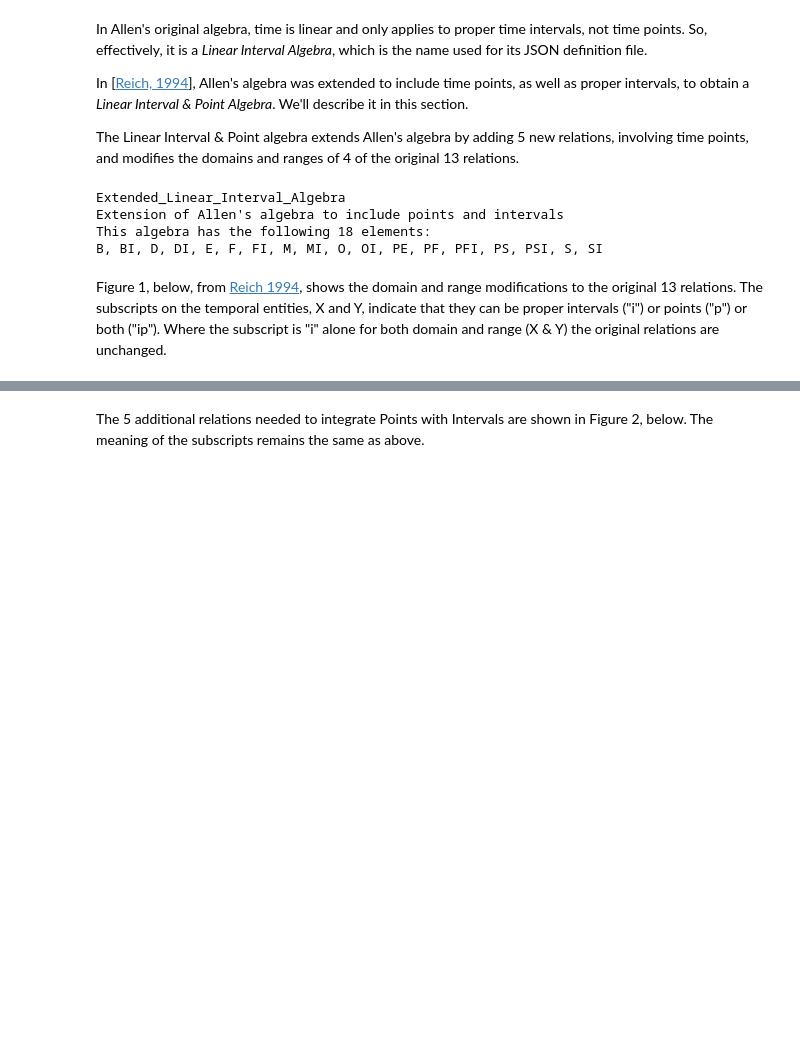
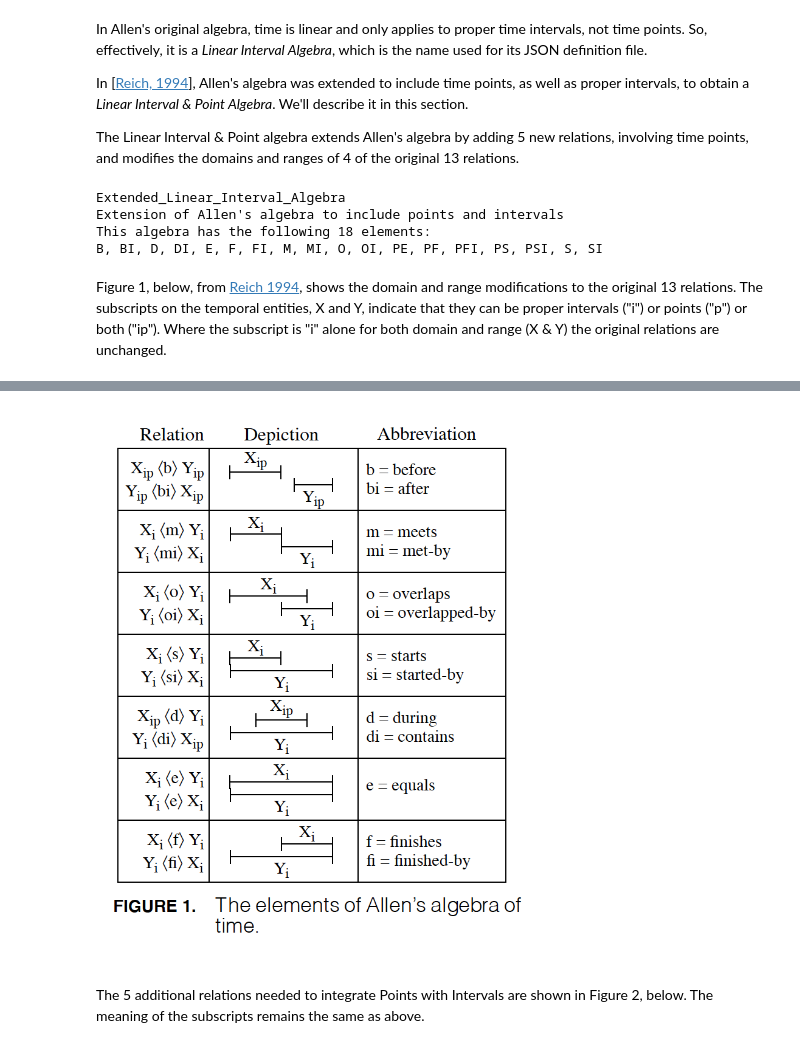
Before and after one commit to alreich/qualreas, a Jupyter notebook: Notebooks/extended_interval_algebras.ipynb, the cells around one changed output, grey strips where cells are left out. Drawn from its saved outputs; the diff is of its cells as text; code cells hidden in the pictures; blank space fills up the shorter version.

Commit message:
changed image display for now

```diff
--- a/Notebooks/extended_interval_algebras.ipynb
+++ b/Notebooks/extended_interval_algebras.ipynb
@@ -49,2 +49,6 @@ Figure 1, below, from [Reich 1994](https://www.researchgate.net/publication/2208
+# %%
+Image(filename='../docs/_static/Extension_of_Allens_Interval_Relations.png', width="400")
+# %% [output]
+[figure, added]
 # %% [markdown]
 The 5 additional relations needed to integrate Points with Intervals are shown in Figure 2, below.  The meaning of the subscripts remains the same as above.
```
Also changed, not shown: parts of 9 cells of this notebook, 20 other files.
